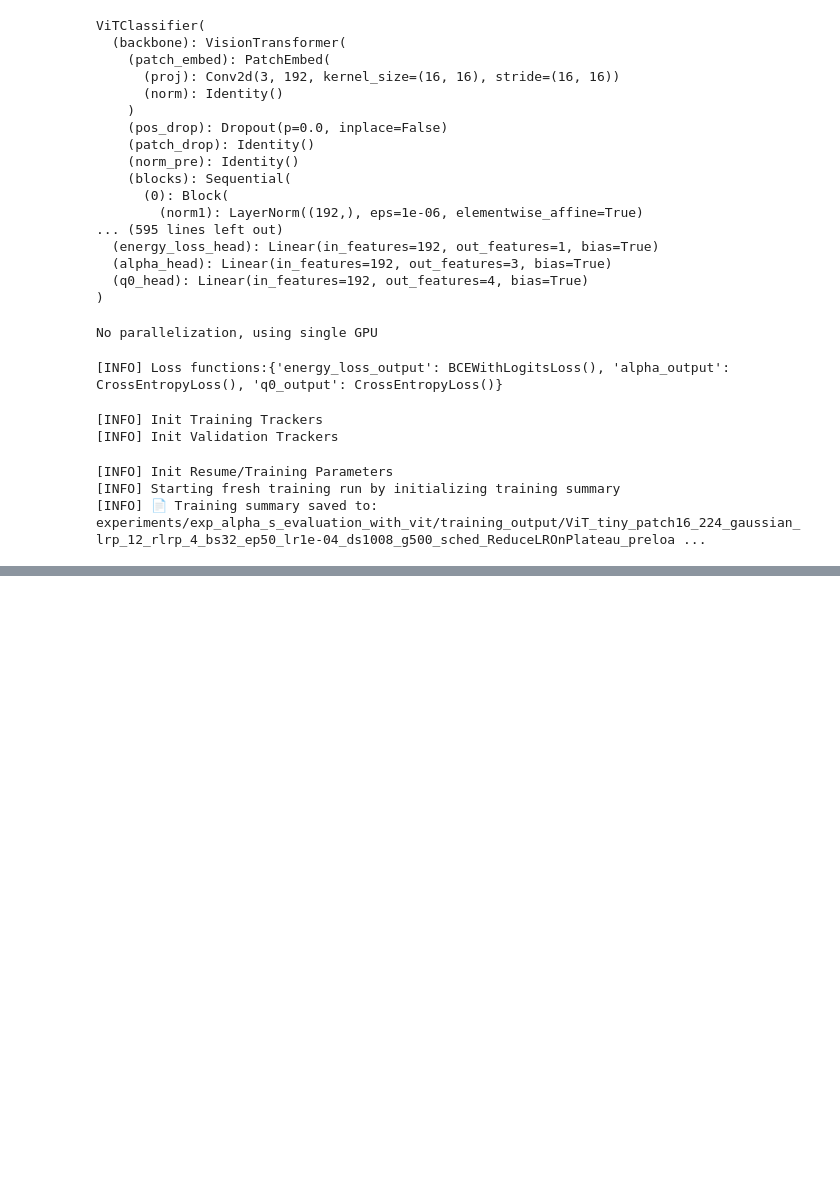
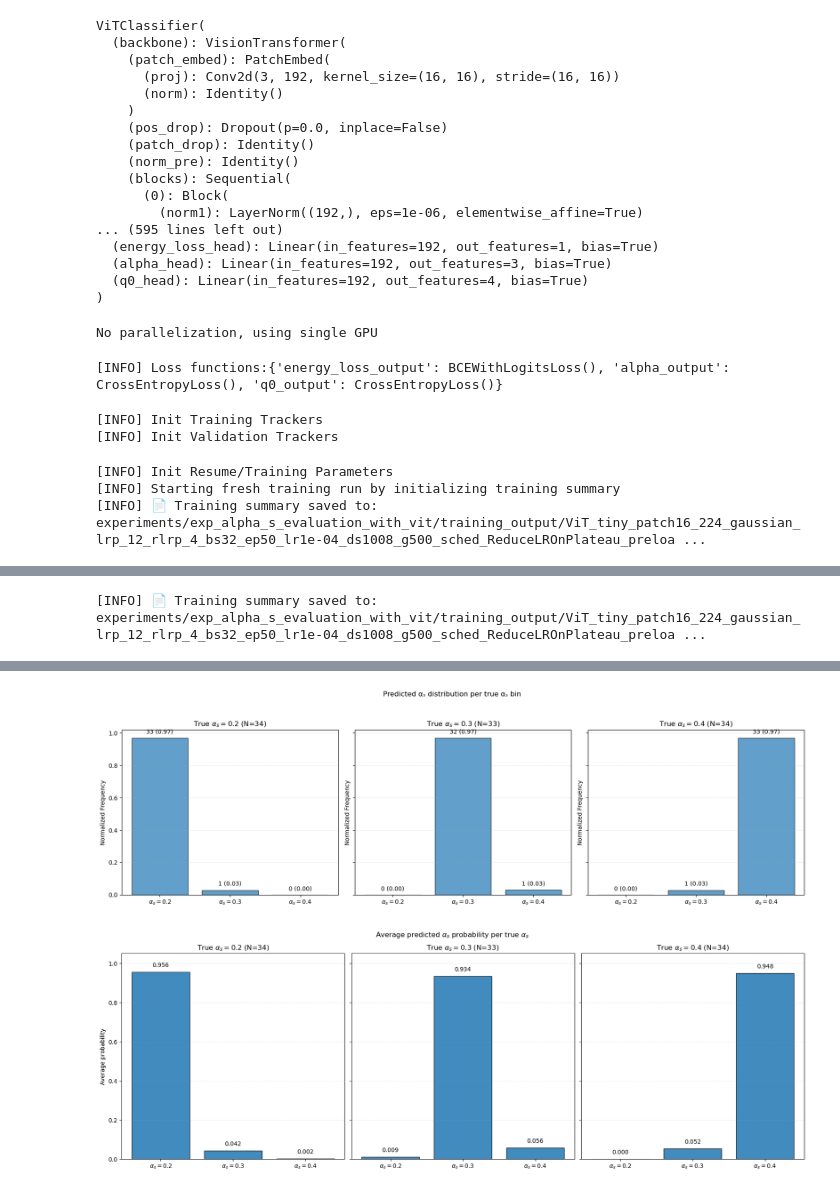
Before and after one commit to hmehryar/ml-jet-param-predictor, a Jupyter notebook: evaluation.ipynb, the cells around one changed output, grey strips where cells are left out. Cells and saved outputs as stored; diff of their text form; code cells hidden in the pictures; blank space fills up the shorter version.

```diff
--- a/evaluation.ipynb
+++ b/evaluation.ipynb
@@ -224,0 +220,20 @@ print(f"[INFO] Energy Loss ={val_metrics['loss_energy']:.4f}, αs Loss = {val_me
+# %%
+finalize_training_summary(
+    summary=training_summary,
+    best_epoch="NA",
+    best_acc="NA",
+    best_metrics=val_metrics,
+    output_dir=os.path.join(cfg.output_dir, "val")
+)
+# %% [output]
+[INFO] 📄 Training summary saved to: experiments/exp_alpha_s_evaluation_with_vit/training_output/ViT_tiny_patch16_224_gaussian_lrp_12_rlrp_4_bs32_ep50_lr1e-04_ds1008_g500_sched_ReduceLROnPlateau_preloa ...
+# %%
+from train_utils.evaluate import evaluate
+test_metrics = evaluate(
+    test_loader, model, criterion, device,
+    make_alpha_fig=True, alpha_fig_path=os.path.join(cfg.output_dir, "test/hists/alpha_hist_per_true_bin"), alpha_class_names=("0.2","0.3","0.4"),
+    make_alpha_avgprob_fig=True,   alpha_avgprob_fig_path= os.path.join(cfg.output_dir, "test/hists/alpha_avgprob_per_true_bin")
+)
+print(f"[INFO] Energy Acc ={test_metrics['energy']['accuracy']:.4f}, αs Acc = {test_metrics['alpha']['accuracy']:.4f}, Q0 Acc = {test_metrics['q0']['accuracy']:.4f}, Total Acc = {test_metrics['accuracy']:.4f}")
+print(f"[INFO] Energy Loss ={val_metrics['loss_energy']:.4f}, αs Loss = {val_metrics['loss_alpha']:.4f}, Q0 Loss = {val_metrics['loss_q0']:.4f}, Total Loss = {val_metrics['loss']:.4f}")
+# %% [output]
@@ -224,0 +242,2 @@ print(f"[INFO] Energy Loss ={val_metrics['loss_energy']:.4f}, αs Loss = {val_me
+[figure, added]
+[figure, added]
```
Also changed, not shown: parts of 8 cells of this notebook, 3 other files.
